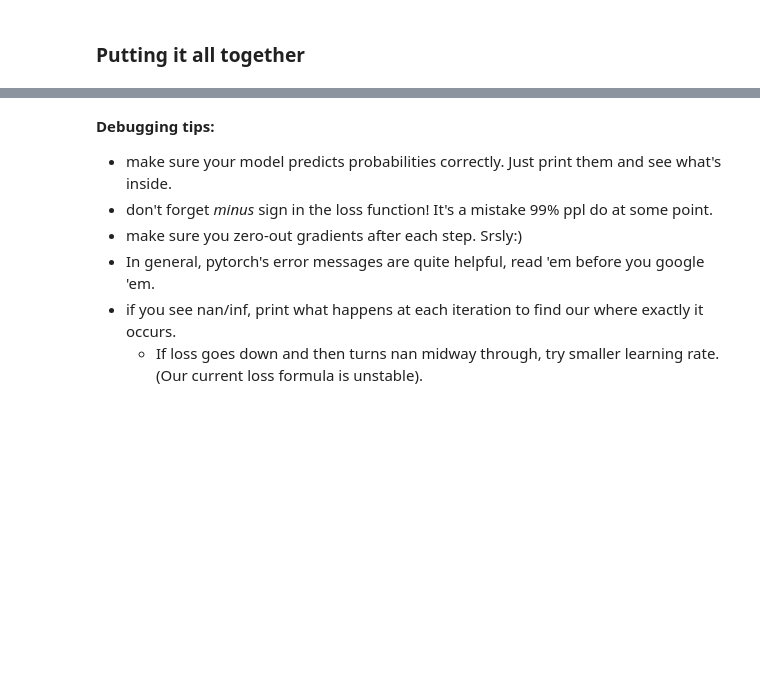
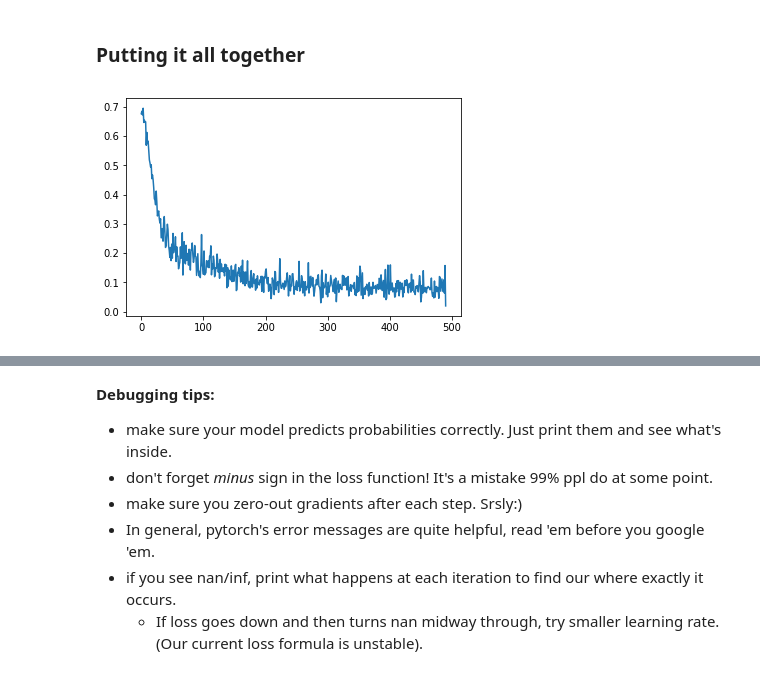
Before and after one commit to s0lucien/Practical_DL, a Jupyter notebook: week02_autodiff/seminar_pytorch.ipynb, the cells around one changed output, grey strips where cells are left out. Drawn from its saved outputs; the diff is of its cells as text; code cells hidden in the pictures; blank space fills up the shorter version.

Commit message:
- fixed crossentropy in week 2 seminar-pytorch.ipynb
- finished homework 2 part1

```diff
--- a/week02_autodiff/seminar_pytorch.ipynb
+++ b/week02_autodiff/seminar_pytorch.ipynb
@@ -430,14 +465,14 @@ Let's now define a loss function for our model.
 The natural choice is to use binary crossentropy (aka logloss, negative llh):
 $$ L = {1 \over N} \underset{X_i,y_i} \sum - [  y_i \cdot log P(y_i | X_i) + (1-y_i) \cdot log (1-P(y_i | X_i)) ]$$
 # %%
-crossentropy = -y*torch.log(y_predicted)
+crossentropy = - y * torch.log(y_predicted) - (1 - y) * torch.log(1 - y_predicted)
 
-loss = - torch.mean(-y*torch.log(y_predicted)+(1-y)*torch.log(1-y_predicted))
+loss = crossentropy.mean()
 
 assert tuple(crossentropy.size()) == (3,), "Crossentropy must be a vector with element per sample"
-assert tuple(loss.size()) == (1,), "Loss must be scalar. Did you forget the mean/sum?"
-assert loss.data.numpy()[0] > 0, "Crossentropy must non-negative, zero only for perfect prediction"
-assert loss.data.numpy()[0] <= np.log(3), "Loss is too large even for untrained model. Please double-check it."
+assert tuple(loss.size()) == (), "Loss must be scalar. Did you forget the mean/sum?"
+assert loss.item() > 0, "Crossentropy must non-negative, zero only for perfect prediction"
+assert loss.item() <= np.log(3), "Loss is too large even for untrained model. Please double-check it."
 # %% [markdown]
 When we trained Linear Regression above, we had to manually .zero_() gradients on both our variables. Imagine that code for a 50-layer network.
 
@@ -457,43 +492,45 @@ del x, y, y_predicted, loss
 # %%
 # create network again just in case
 model = nn.Sequential()
-model.add_module('1_ll', nn.Linear(784, 2048))
-model.add_module('1_bn', nn.BatchNorm1d(2048))
-model.add_module('1_sig', nn.ReLU())
-model.add_module('2_ll', nn.Linear(2048, 1024))
-model.add_module('2_bn', nn.BatchNorm1d(1024))
-model.add_module('2_lrelu', nn.ReLU())
-model.add_module('3_ll', nn.Linear(1024, 1))
-model.add_module('3_lrelu', nn.Sigmoid())
+model.add_module('first', nn.Linear(784, 1))
+model.add_module('second', nn.Sigmoid())
 
-opt = torch.optim.SGD(model.parameters(), lr=1e-2, momentum=0.99)
+opt = torch.optim.SGD(model.parameters(), lr=1e-4, momentum=0.99)
 # %%
 history = []
 
-for i in range(100):
+for i in range(500):
 
     # sample 256 random images
     ix = np.random.randint(0, len(X_train), 256)
-    x_batch = Variable(torch.FloatTensor(X_train[ix]))
-    y_batch = Variable(torch.FloatTensor(y_train[ix]))
+    x_batch = torch.FloatTensor(X_train[ix])
+    y_batch = torch.FloatTensor(y_train[ix])
 
     # predict probabilities
-    y_predicted = model.forward(x_batch)
+    y_predicted = model(x_batch)
 
     # compute loss, just like before
-    loss = -torch.mean(y_batch*torch.log(y_predicted)+(1-y_batch)*torch.log(1-y_predicted))
+    #print(y_predicted)
+    crossentropy = - y_batch.view(-1, 1) * torch.log(y_predicted) - (1. - y_batch.view(-1, 1)) * torch.log(1. - y_predicted)
+    loss = crossentropy.mean()
 
+    assert not np.isnan(loss.data.numpy())
     # compute gradients
-    grad = loss.backward()
+    loss.backward()
 
     # optimizer step
     opt.step()
 
     # clear gradients
     opt.zero_grad()
 
-    history.append(loss.data.numpy()[0])
+    history.append(loss.item())
 
     if i % 10 == 0:
+
+        clear_output(True)
+        plt.plot(history)
+        plt.show()
         print("step #%i | mean loss = %.3f" % (i, np.mean(history[-10:])))
 # %% [output]
+[figure, added]
```
Also changed, not shown: parts of 23 cells of this notebook, 1 other file.
